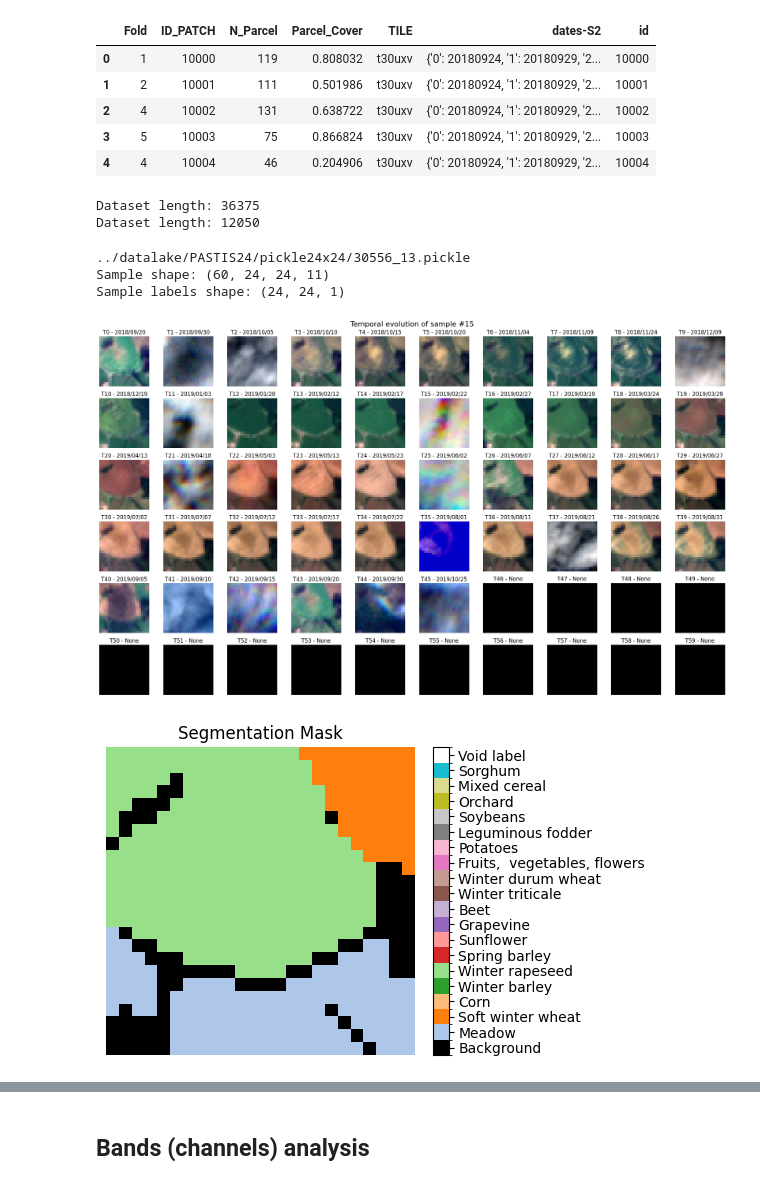
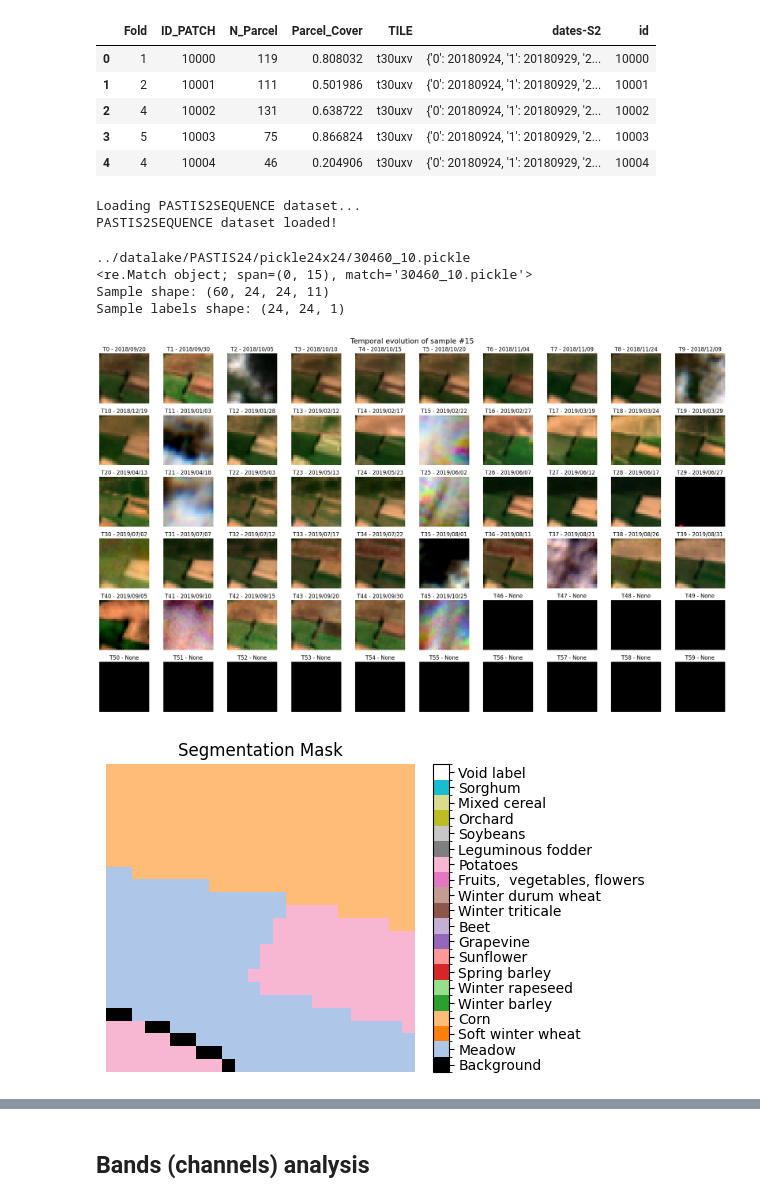
Before and after one commit to juanrtato/crop-image-deepanalysis, a Jupyter notebook: notebooks/ndvi_experimentation.ipynb, the cells around one changed output, grey strips where cells are left out. Cells and saved outputs as stored; diff of their text form; code cells hidden in the pictures.

```diff
--- a/notebooks/ndvi_experimentation.ipynb
+++ b/notebooks/ndvi_experimentation.ipynb
@@ -26,7 +26,7 @@ PATH_TO_PASTIS = '../datalake/PASTIS24'
 PATH_TO_CODE = '../scripts/pastis24'
 PATH_TO_FOLDS = '../datalake/PASTIS24/fold-paths'
 PATH_TO_PICKLES = '../datalake/PASTIS24/pickle24X24'
-CONFIG_PATH = '../datalake/config.json'
+CONFIG_PATH = '../datalake/config_vtt.json'
 METADATA_PATH = '../datalake/PASTIS24/metadata.geojson'
 # %%
 import sys
@@ -62,6 +62,9 @@ with open("../datalake/label_names_en.json", "r") as json_file:
 with open("../datalake/colormap.txt", "r") as txt_file:
     colormap = txt_file.readlines()
 colormap = [ast.literal_eval(line.strip().rstrip(',')) for line in colormap]
+# %%
+config['DATASETS']['eval']['normalize'] = False
+config['DATASETS']['train']['normalize'] = False
 # %%
 data = []
 for feature in metadata_json["features"]:
@@ -80,25 +83,28 @@ metadata_df.head()
 # %%
 dataloaders = get_dataloaders(config)
 # %% [output]
-Dataset length: 36375
-Dataset length: 12050
+Loading PASTIS2SEQUENCE dataset...
+PASTIS2SEQUENCE dataset loaded!
 # %%
-sample = next(iter(dataloaders['train']))
+sample = next(iter(dataloaders['eval']))
+sample_dict, texts, img_path = sample
 sample_idx = random.randint(0, 16)
 patch_id = 'UNKNOWN'
-inputs = sample[0]['inputs']
-labels = sample[0]['labels']
-path_patch = sample[1][sample_idx]
+inputs = sample_dict['inputs']
+labels = sample_dict['labels']
+path_patch = img_path[sample_idx]
 print(path_patch)
 match = re.match(r"(\d+)_\d+\.pickle", os.path.basename(path_patch))
+print(match)
 if match:
     patch_id = match.group(1)
-sample_labels = labels[sample_idx]
-plot_sample_rgb(inputs, labels, patch_id, sample_idx=sample_idx)
+sample_labels = labels[15]
+plot_sample_rgb(inputs, labels, patch_id, sample_idx=15)
 plot_seg_mask(sample_labels[:, :, 0], colormap, label_names_en)
 # %% [output]
-../datalake/PASTIS24/pickle24x24/30556_13.pickle
+../datalake/PASTIS24/pickle24x24/30460_10.pickle
+<re.Match object; span=(0, 15), match='30460_10.pickle'>
 Sample shape: (60, 24, 24, 11)
 Sample labels shape: (24, 24, 1)
-[figure, old version]
+[figure, new version]
-[figure, old version]
+[figure, new version]
```
Also changed, not shown: parts of 19 cells of this notebook.
